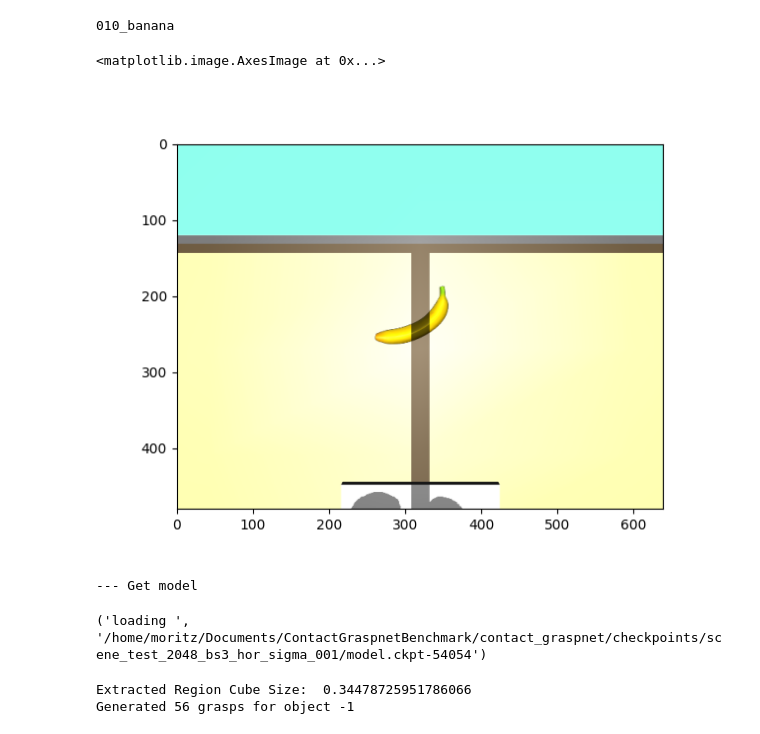
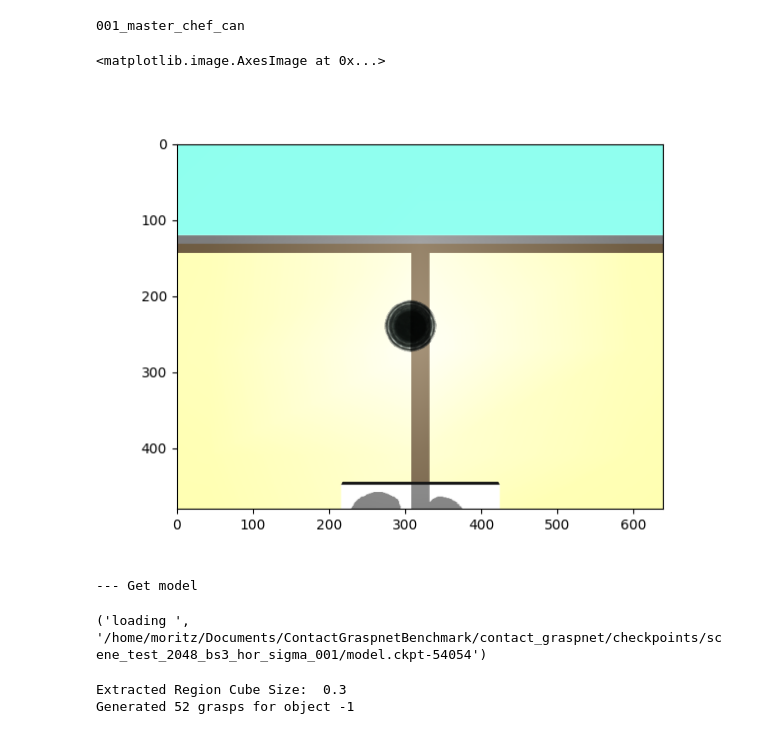
Before and after one commit to m0dd0/ContactGraspnetBenchmark, a Jupyter notebook: notebooks/02_process_sample.ipynb, the cells around one changed output. Saved outputs shown, nothing was run; the diff lists cells and outputs as text; code cells hidden in the pictures.

```diff
--- a/notebooks/02_process_sample.ipynb
+++ b/notebooks/02_process_sample.ipynb
@@ -44,15 +44,15 @@ dataset = YCBSimulationData(
     ),
 )
 # %%
-full_pc, segmented_pc = dataset[9]
+full_pc, segmented_pc = dataset[0]
 
 sample = dataset.transform.intermediate_results["initial_sample"]
 print(sample.name)
 plt.imshow(sample.rgb)
 # %% [output]
-010_banana
+001_master_chef_can
 <matplotlib.image.AxesImage at 0x...>
-[figure, old version]
+[figure, new version]
 # %%
 model = ContactGraspnet(
     get_root_dir()
@@ -71,6 +71,6 @@ network_output = (pred_grasps_cam, scores, contact_pts, widths) = model(full_pc,
 
 grasps_sim_cam = postprocessor(network_output)
 # %% [output]
-Extracted Region Cube Size:  0.34478725951786066
-Generated 56 grasps for object -1
+Extracted Region Cube Size:  0.3
+Generated 52 grasps for object -1
 # %%
```
Also changed, not shown: parts of 6 cells of this notebook.
